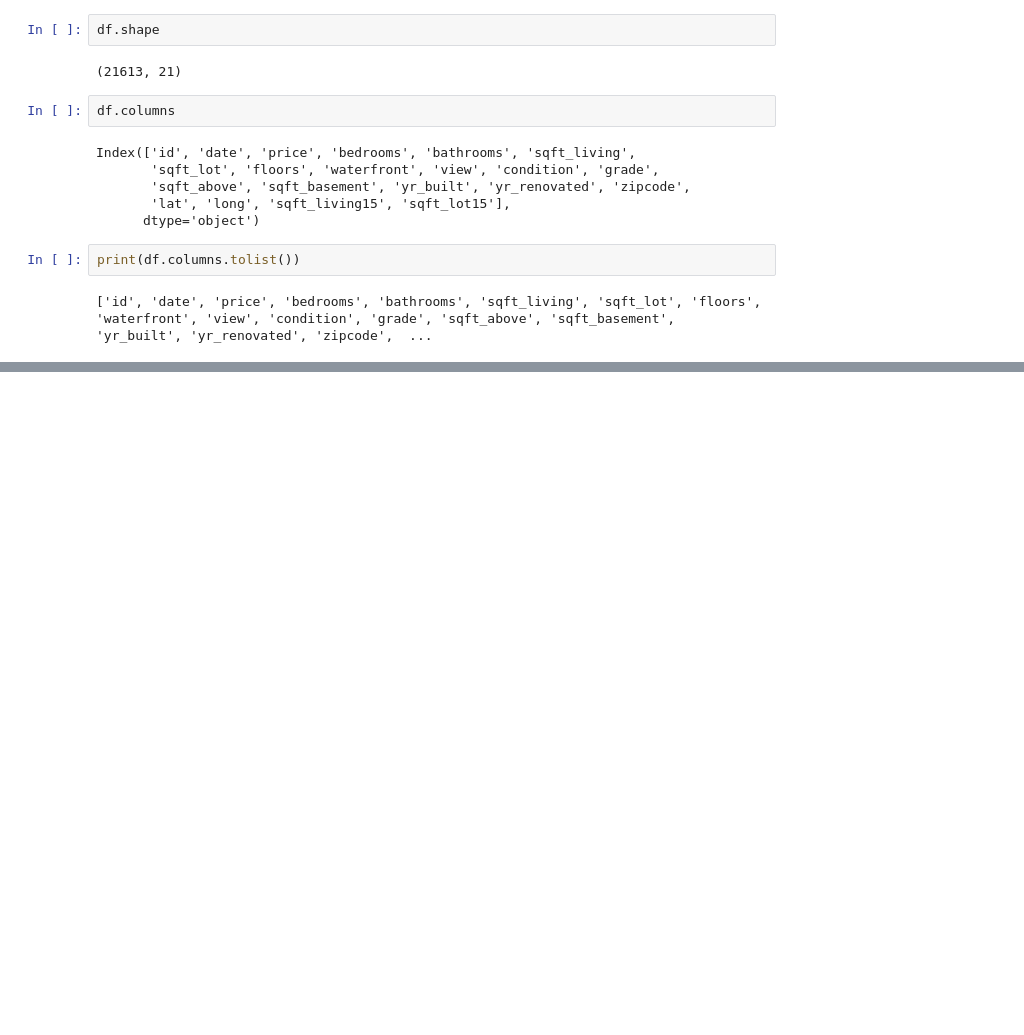
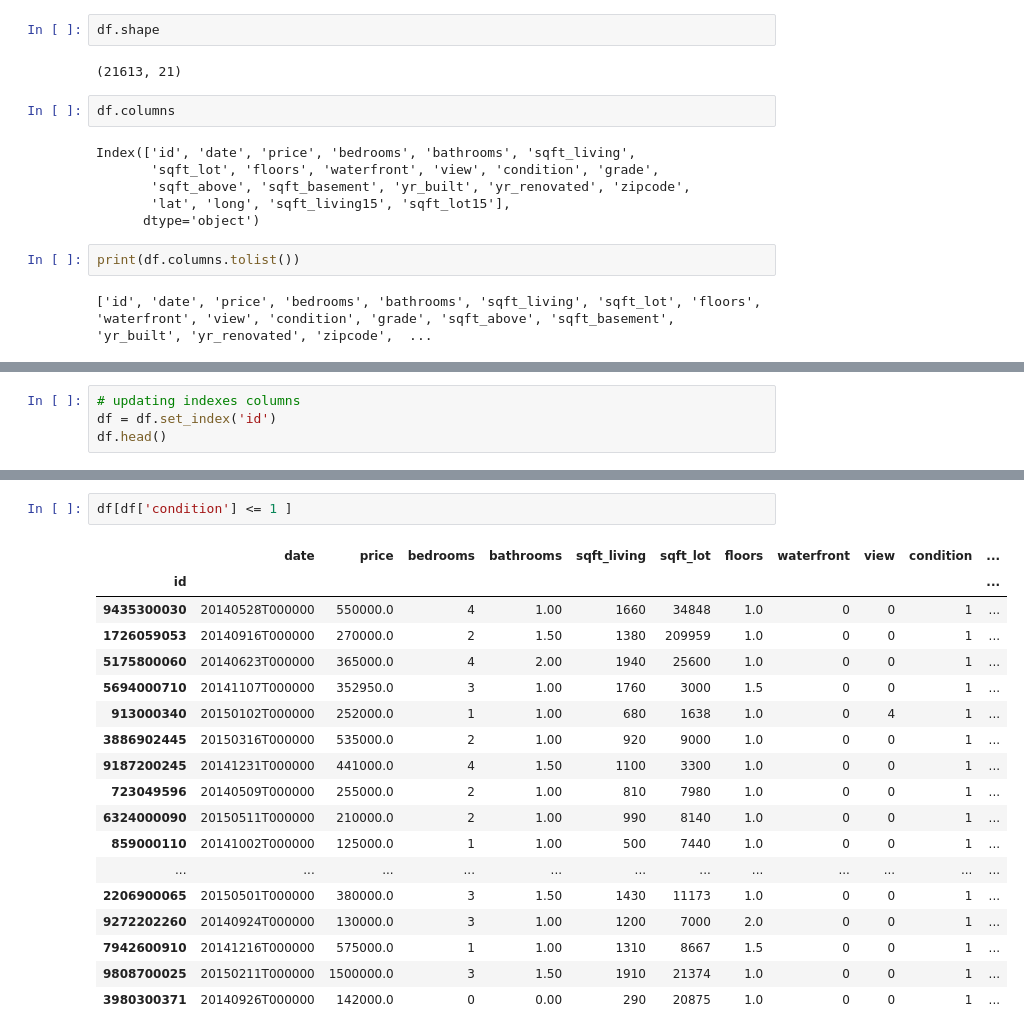
Before and after one commit to Abhisri1994/Python-Data-analytics-2024, a Jupyter notebook: Data analysis/Pandas.ipynb, the cells around one changed output, grey strips where cells are left out. Saved outputs shown, nothing was run; the diff lists cells and outputs as text; blank space fills up the shorter version.

```diff
--- a/Data analysis/Pandas.ipynb
+++ b/Data analysis/Pandas.ipynb
@@ -206,0 +278,4 @@ df.sort_values('bedrooms')
+# %%
+# updating indexes columns
+df = df.set_index('id')
+df.head()
@@ -206,0 +430,21 @@ df.sort_values('bedrooms')
+# %%
+df[df['condition'] <= 1 ]
+# %% [output]
+|  | date | price | bedrooms | bathrooms | sqft_living | sqft_lot | floors | waterfront | view | condition | ... |
+| id |  |  |  |  |  |  |  |  |  |  | ... |
+| 9435300030 | 20140528T000000 | 550000.0 | 4 | 1.00 | 1660 | 34848 | 1.0 | 0 | 0 | 1 | ... |
+| 1726059053 | 20140916T000000 | 270000.0 | 2 | 1.50 | 1380 | 209959 | 1.0 | 0 | 0 | 1 | ... |
+| 5175800060 | 20140623T000000 | 365000.0 | 4 | 2.00 | 1940 | 25600 | 1.0 | 0 | 0 | 1 | ... |
+| 5694000710 | 20141107T000000 | 352950.0 | 3 | 1.00 | 1760 | 3000 | 1.5 | 0 | 0 | 1 | ... |
+| 913000340 | 20150102T000000 | 252000.0 | 1 | 1.00 | 680 | 1638 | 1.0 | 0 | 4 | 1 | ... |
+| 3886902445 | 20150316T000000 | 535000.0 | 2 | 1.00 | 920 | 9000 | 1.0 | 0 | 0 | 1 | ... |
+| 9187200245 | 20141231T000000 | 441000.0 | 4 | 1.50 | 1100 | 3300 | 1.0 | 0 | 0 | 1 | ... |
+| 723049596 | 20140509T000000 | 255000.0 | 2 | 1.00 | 810 | 7980 | 1.0 | 0 | 0 | 1 | ... |
+| 6324000090 | 20150511T000000 | 210000.0 | 2 | 1.00 | 990 | 8140 | 1.0 | 0 | 0 | 1 | ... |
+| 859000110 | 20141002T000000 | 125000.0 | 1 | 1.00 | 500 | 7440 | 1.0 | 0 | 0 | 1 | ... |
+| ... | ... | ... | ... | ... | ... | ... | ... | ... | ... | ... | ... |
+| 2206900065 | 20150501T000000 | 380000.0 | 3 | 1.50 | 1430 | 11173 | 1.0 | 0 | 0 | 1 | ... |
+| 9272202260 | 20140924T000000 | 130000.0 | 3 | 1.00 | 1200 | 7000 | 2.0 | 0 | 0 | 1 | ... |
+| 7942600910 | 20141216T000000 | 575000.0 | 1 | 1.00 | 1310 | 8667 | 1.5 | 0 | 0 | 1 | ... |
+| 9808700025 | 20150211T000000 | 1500000.0 | 3 | 1.50 | 1910 | 21374 | 1.0 | 0 | 0 | 1 | ... |
+| 3980300371 | 20140926T000000 | 142000.0 | 0 | 0.00 | 290 | 20875 | 1.0 | 0 | 0 | 1 | ... |
```
Also changed, not shown: parts of 27 cells of this notebook.
